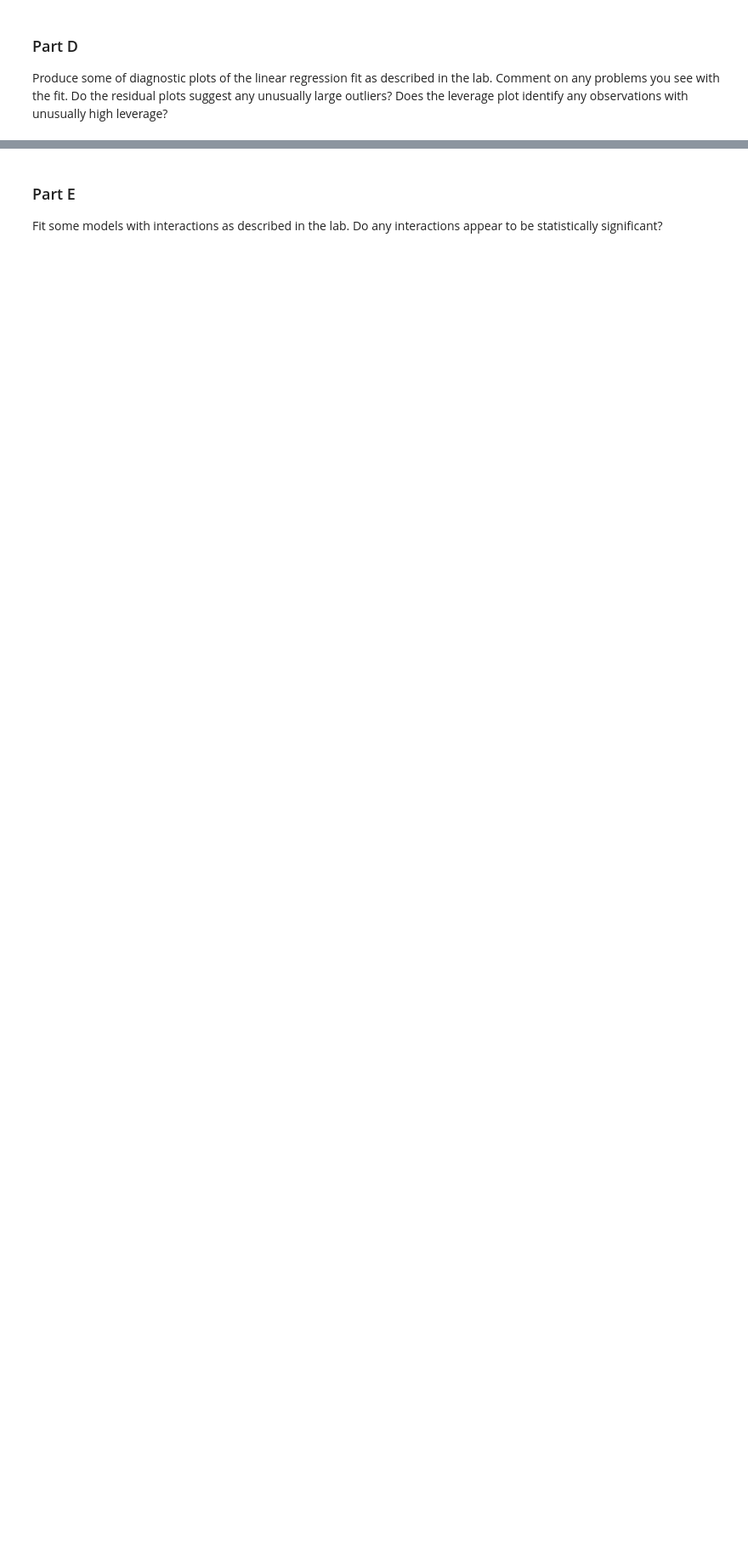
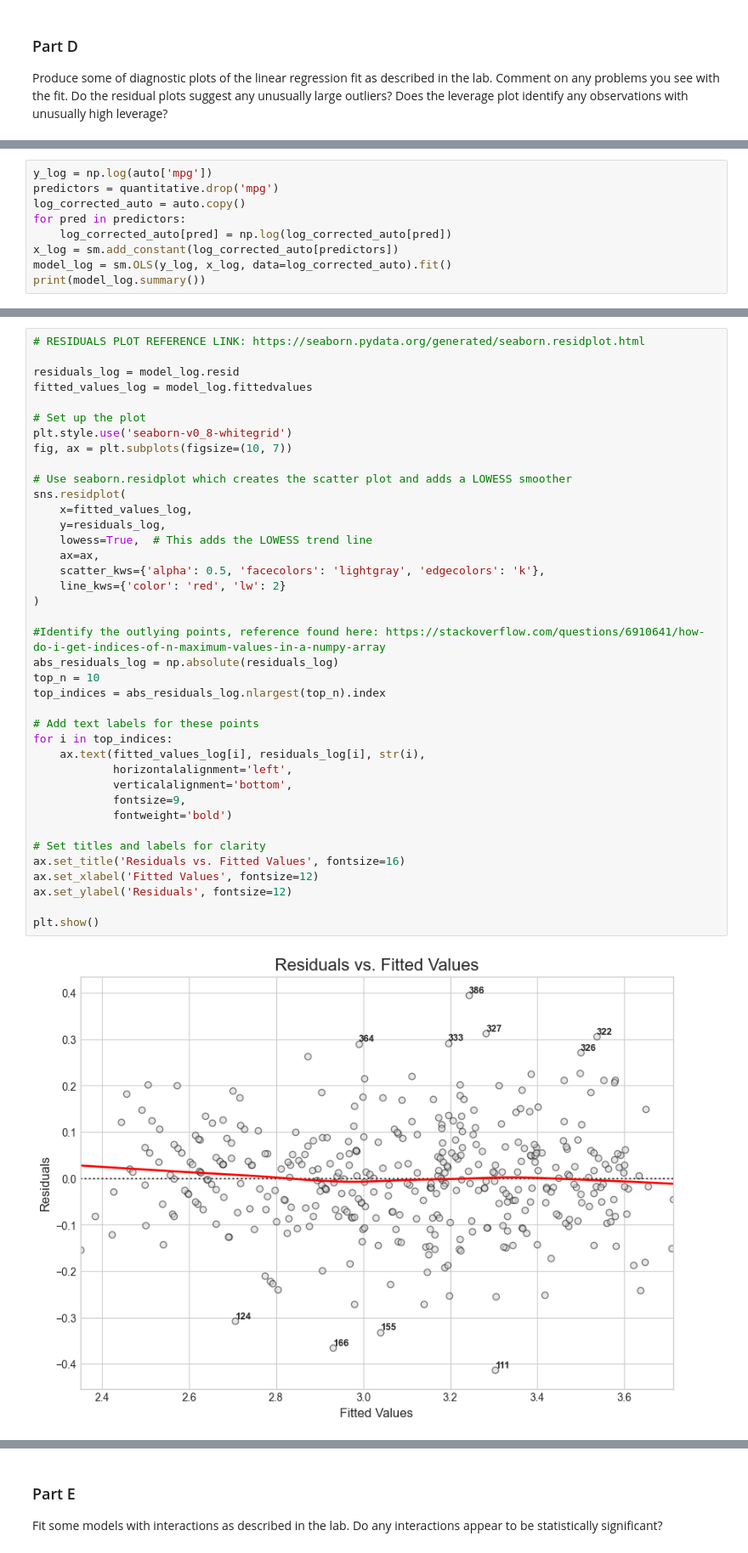
Before and after one commit to rcwaterman/DSE6111, a Jupyter notebook: Module_2/Chapter_3_Exercises/Chapter_3_Exercises.ipynb, the cells around one changed output, grey strips where cells are left out. Shown at 85% size. Cells and saved outputs as stored; diff of their text form; blank space fills up the shorter version.

```diff
--- a/Module_2/Chapter_3_Exercises/Chapter_3_Exercises.ipynb
+++ b/Module_2/Chapter_3_Exercises/Chapter_3_Exercises.ipynb
@@ -129,0 +193,9 @@ high leverage?
+# %%
+y_log = np.log(auto['mpg'])
+predictors = quantitative.drop('mpg')
+log_corrected_auto = auto.copy()
+for pred in predictors:
+    log_corrected_auto[pred] = np.log(log_corrected_auto[pred])
+x_log = sm.add_constant(log_corrected_auto[predictors])
+model_log = sm.OLS(y_log, x_log, data=log_corrected_auto).fit()
+print(model_log.summary())
@@ -129,0 +220,41 @@ high leverage?
+# %%
+# RESIDUALS PLOT REFERENCE LINK: https://seaborn.pydata.org/generated/seaborn.residplot.html
+
+residuals_log = model_log.resid
+fitted_values_log = model_log.fittedvalues
+
+# Set up the plot
+plt.style.use('seaborn-v0_8-whitegrid')
+fig, ax = plt.subplots(figsize=(10, 7))
+
+# Use seaborn.residplot which creates the scatter plot and adds a LOWESS smoother
+sns.residplot(
+    x=fitted_values_log,
+    y=residuals_log,
+    lowess=True,  # This adds the LOWESS trend line
+    ax=ax,
+    scatter_kws={'alpha': 0.5, 'facecolors': 'lightgray', 'edgecolors': 'k'},
+    line_kws={'color': 'red', 'lw': 2}
+)
+
+#Identify the outlying points, reference found here: https://stackoverflow.com/questions/6910641/how-do-i-get-indices-of-n-maximum-values-in-a-numpy-array
+abs_residuals_log = np.absolute(residuals_log)
+top_n = 10
+top_indices = abs_residuals_log.nlargest(top_n).index
+
+# Add text labels for these points
+for i in top_indices:
+    ax.text(fitted_values_log[i], residuals_log[i], str(i),
+            horizontalalignment='left',
+            verticalalignment='bottom',
+            fontsize=9,
+            fontweight='bold')
+
+# Set titles and labels for clarity
+ax.set_title('Residuals vs. Fitted Values', fontsize=16)
+ax.set_xlabel('Fitted Values', fontsize=12)
+ax.set_ylabel('Residuals', fontsize=12)
+
+plt.show()
+# %% [output]
+[figure, added]
```
Also changed, not shown: parts of 76 cells of this notebook, 3 other files.
